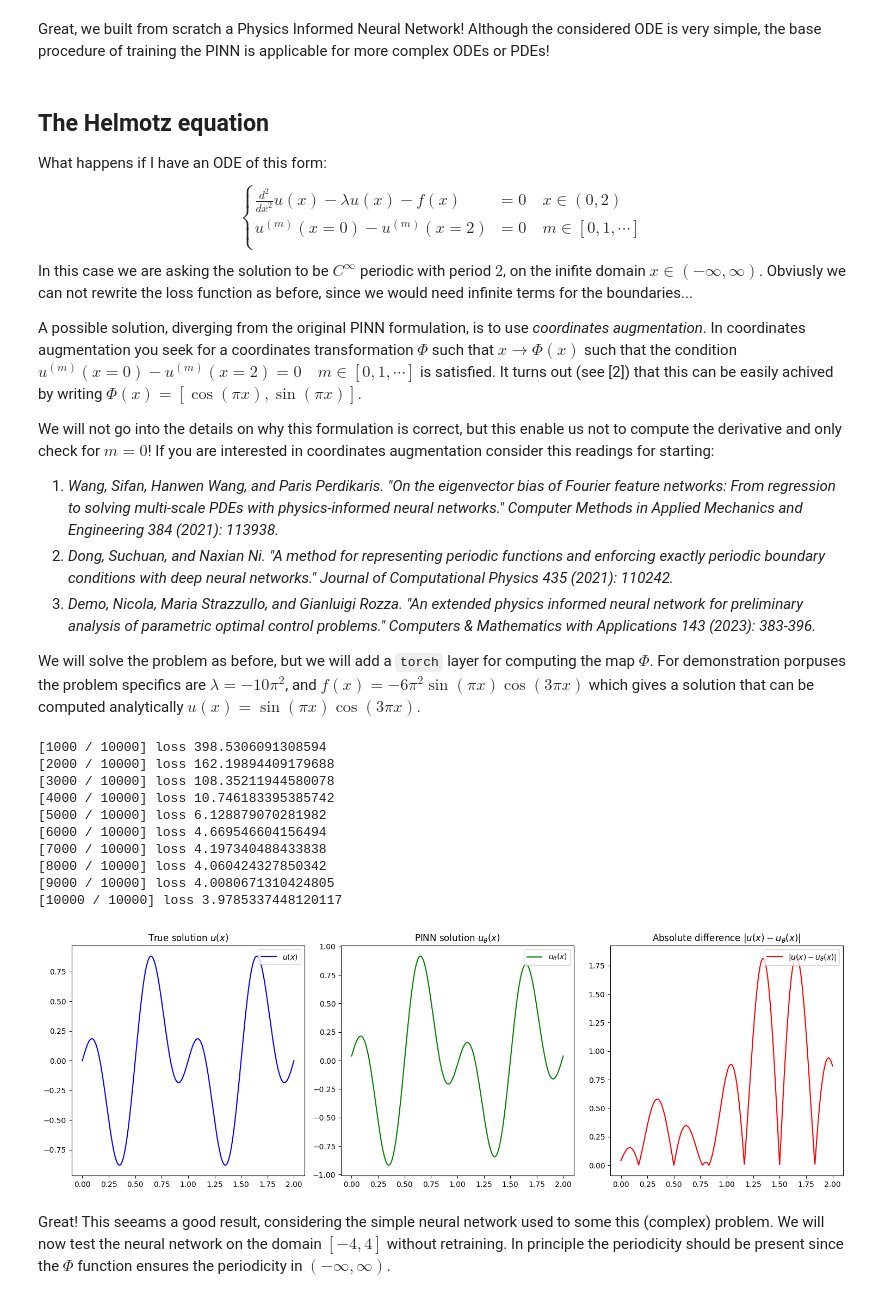
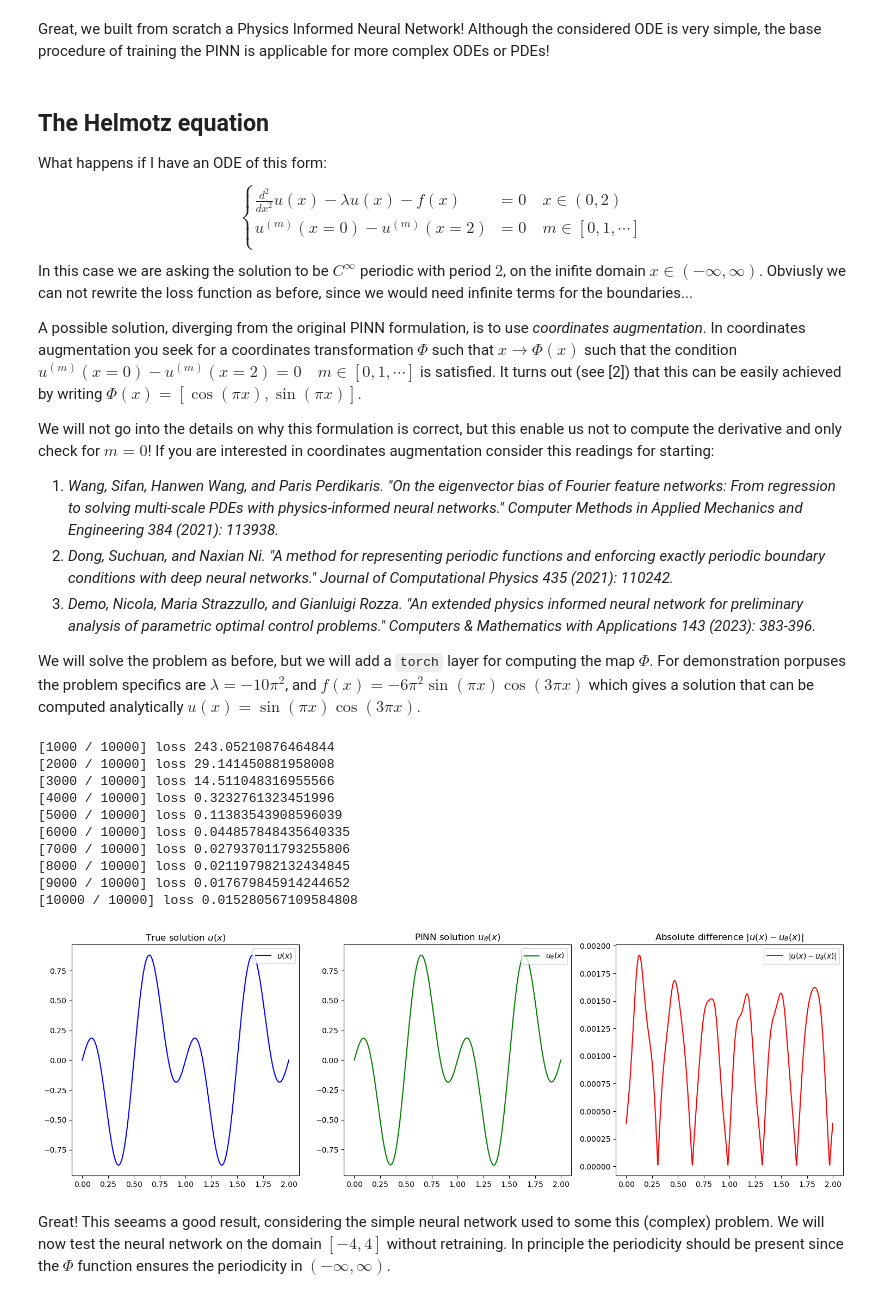
Before and after one commit to dario-coscia/deeplearning4science, a Jupyter notebook: tutorials/pinns.ipynb, the cells around one changed output. Saved outputs shown, nothing was run; the diff lists cells and outputs as text; code cells hidden in the pictures.

```diff
--- a/tutorials/pinns.ipynb
+++ b/tutorials/pinns.ipynb
@@ -139,8 +139,7 @@ u^{(m)}(x=0) - u^{(m)}(x=2) &= 0 \quad m\in[0, 1, \cdots]\\
 $$
 In this case we are asking the solution to be $C^{\infty}$ periodic with period $2$, on the inifite domain $x\in(-\infty, \infty)$. Obviusly we can not rewrite the loss function as before, since we would need infinite terms for the boundaries...
 
-A possible solution, diverging from the original PINN formulation, is to use *coordinates augmentation*. In coordinates augmentation you seek for a coordinates transformation $\Phi$ such that $x\rightarrow\Phi(x)$ such that the condition $ u^{(m)}(x=0) - u^{(m)}(x=2) = 0 \quad m\in[0, 1, \cdots] $ is satisfied. It turns out (see [2]) that this can be easily achived by writing
-$\Phi(x) = [\cos(\pi x), \sin(\pi x)]$.
+A possible solution, diverging from the original PINN formulation, is to use *coordinates augmentation*. In coordinates augmentation you seek for a coordinates transformation $\Phi$ such that $x\rightarrow\Phi(x)$ such that the condition $ u^{(m)}(x=0) - u^{(m)}(x=2) = 0 \quad m\in[0, 1, \cdots] $ is satisfied. It turns out (see [2]) that this can be easily achieved by writing $\Phi(x) = [\cos(\pi x), \sin(\pi x)]$.
 
 We will not go into the details on why this formulation is correct, but this enable us not to compute the derivative and only check for $m=0$! If you are interested in coordinates augmentation consider this readings for starting:
 1. *Wang, Sifan, Hanwen Wang, and Paris Perdikaris. "On the eigenvector bias of Fourier feature networks: From regression to solving multi-scale PDEs with physics-informed neural networks." Computer Methods in Applied Mechanics and Engineering 384 (2021): 113938.*
@@ -169,54 +168,51 @@ u_theta = torch.nn.Sequential(Phi(), torch.nn.Linear(2, 10), torch.nn.Tanh(), to
 optimizer = torch.optim.Adam(u_theta.parameters())
 for epochs in range(10000):
     optimizer.zero_grad()
-    # evaluate on the boundary
-    u_b1 = u_theta(x_b1)
-    u_b2 = u_theta(x_b2)
     # evaluate on the interior + compute the derivative
     u = u_theta(x)
     u_x = grad(u, x)
     u_xx = grad(u_x, x)
     # compute loss
-    loss = (u_xx + 10 * (pi**2) * u + 6 * (pi**2) * torch.sin(3 * pi * x)*torch.cos(pi*x)).pow(2).mean() + (u_b1 - x_b2).pow(2).mean()
+    loss = (u_xx + 10 * (pi**2) * u + 6 * (pi**2) * torch.sin(3 * pi * x)*torch.cos(pi*x)).pow(2).mean()
     # optimize
     loss.backward()
     optimizer.step()
     # some statistics
     if (epochs+1) % 1000 == 0:
         print(f'[{epochs+1} / 10000] loss {loss.item()}')
 
 with torch.no_grad():
     x = torch.linspace(0, 2, 1000).reshape(-1, 1)
     fig, axes = plt.subplots(1, 3, figsize=(15, 5))
     # Plot 1
     axes[0].plot(x, torch.sin(pi * x)*torch.cos(3*pi*x), label=r'$u(x)$', color='blue')
     axes[0].set_title(r'True solution $u(x)$')
     axes[0].legend(loc="upper right")
     # Plot 2
     axes[1].plot(x, u_theta(x), label=r'$u_{\theta}(x)$', color='green')
     axes[1].set_title(r'PINN solution $u_{\theta}(x)$')
     axes[1].legend(loc="upper right")
     # Plot 3
-    diff = torch.abs(torch.sin(x)*torch.cos(3*pi*x) - u_theta(x))
+    diff = torch.abs(torch.sin(pi * x)*torch.cos(3*pi*x) - u_theta(x))
     axes[2].plot(x, diff, label=r'$|u(x) - u_{\theta}(x)|$', color='red')
     axes[2].set_title(r'Absolute difference $|u(x) - u_{\theta}(x)|$')
     axes[2].legend(loc="upper right")
     # Adjust layout
     plt.tight_layout()
     # Show the plots
     plt.show()
 # %% [output]
-[1000 / 10000] loss 398.5306091308594
-[2000 / 10000] loss 162.19894409179688
-[3000 / 10000] loss 108.35211944580078
-[4000 / 10000] loss 10.746183395385742
-[5000 / 10000] loss 6.128879070281982
-[6000 / 10000] loss 4.669546604156494
-[7000 / 10000] loss 4.197340488433838
-[8000 / 10000] loss 4.060424327850342
-[9000 / 10000] loss 4.0080671310424805
-[10000 / 10000] loss 3.9785337448120117
+[1000 / 10000] loss 243.05210876464844
+[2000 / 10000] loss 29.141450881958008
+[3000 / 10000] loss 14.511048316955566
+[4000 / 10000] loss 0.3232761323451996
+[5000 / 10000] loss 0.11383543908596039
+[6000 / 10000] loss 0.044857848435640335
+[7000 / 10000] loss 0.027937011793255806
+[8000 / 10000] loss 0.021197982132434845
+[9000 / 10000] loss 0.017679845914244652
+[10000 / 10000] loss 0.015280567109584808
-[figure, old version]
+[figure, new version]
 # %% [markdown]
 Great! This seeams a good result, considering the simple neural network used to some this (complex) problem. We will now test the neural network on the domain $[-4, 4]$ without retraining. In principle the periodicity should be present since the $\Phi$ function ensures the periodicity in $(-\infty, \infty)$.
 # %%
```
Also changed, not shown: parts of 3 cells of this notebook.
